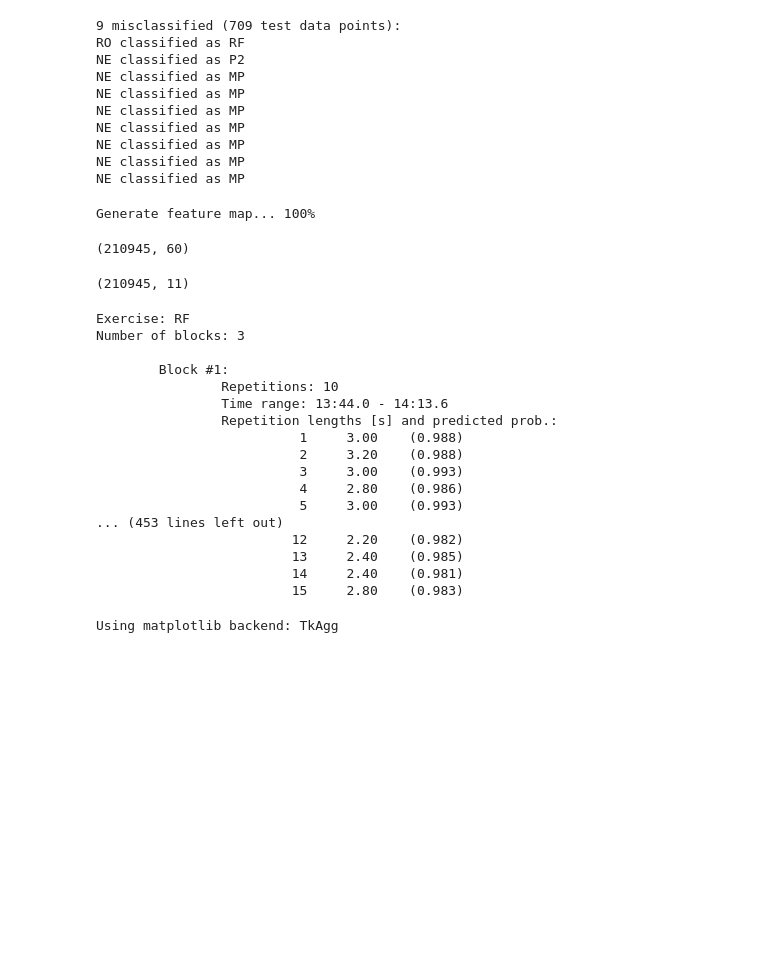
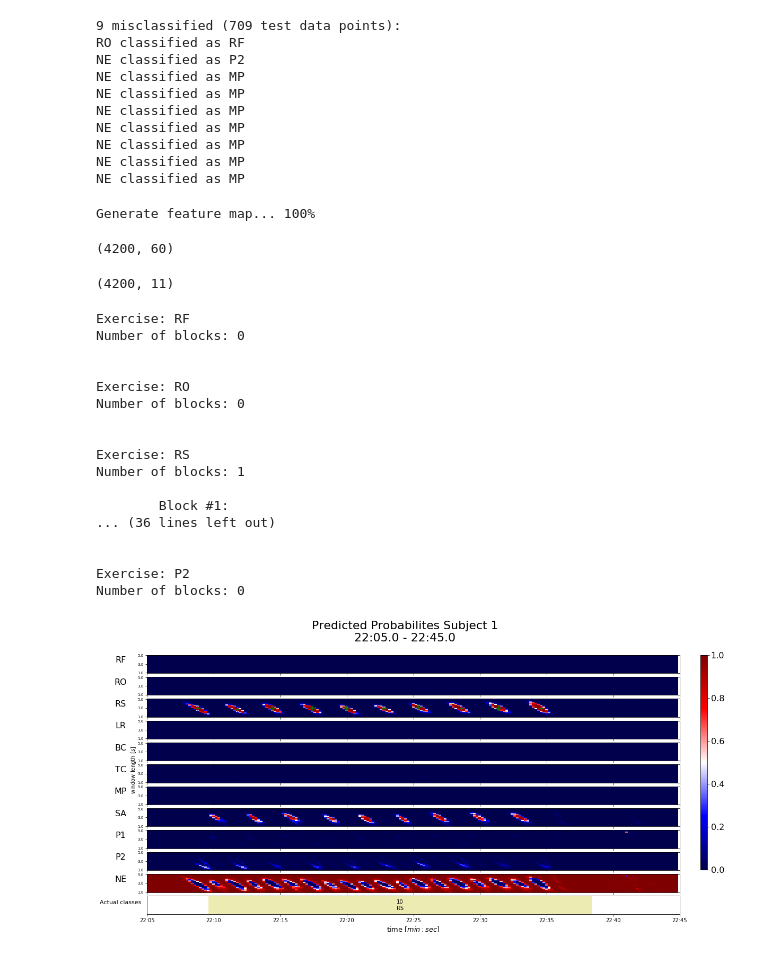
Before and after one commit to FlorianMeinhart/master-project, a Jupyter notebook: Classification_Section_Means/Classification_with_both_Physio_Data_Classes.ipynb, the cells around one changed output. Saved outputs shown, nothing was run; the diff lists cells and outputs as text; code cells hidden in the pictures; blank space fills up the shorter version.

Commit message:
changed plot of data handler

```diff
--- a/Classification_Section_Means/Classification_with_both_Physio_Data_Classes.ipynb
+++ b/Classification_Section_Means/Classification_with_both_Physio_Data_Classes.ipynb
@@ -147,8 +151,8 @@ PD1_wp = PDH.PhysioData_WindowingProcedure(test_subject_dir  = r'E:\Physio_Data\
                                            win_stretch_inc=0.2,
                                            win_min_len=1,
                                            win_max_len=5,
-                                           win_start_min_sec='00:00.0',
-                                           win_last_start_min_sec=None,
+                                           win_start_min_sec='22:05.0',
+                                           win_last_start_min_sec='22:44.8',
                                            print_progress=True,
                                            progress_info='Generate feature map...',
                                            rot_axis=0,
@@ -163,12 +167,12 @@ PD1_wp = PDH.PhysioData_WindowingProcedure(test_subject_dir  = r'E:\Physio_Data\
 np.shape(PD1_wp.get_feature_map())
 # %% [output]
 Generate feature map... 100%
-(210945, 60)
+(4200, 60)
 # %%
 pred_probs = ML_model.predict_proba(PD1_wp.get_feature_map())
 np.shape(pred_probs)
 # %% [output]
-(210945, 11)
+(4200, 11)
 # %%
 PD1_wp.evaluate_probability_matrix(pred_probabilities=pred_probs,
                                    max_time_between_peaks=6,
@@ -178,29 +182,43 @@ PD1_wp.evaluate_probability_matrix(pred_probabilities=pred_probs,
                                    print_rep_len_prob=True)
 # %% [output]
 Exercise: RF
-Number of blocks: 3
+Number of blocks: 0
+
+
+Exercise: RO
+Number of blocks: 0
+
+
+Exercise: RS
+Number of blocks: 1
 
         Block #1:
-                Repetitions: 10
-                Time range: 13:44.0 - 14:13.6
-                Repetition lengths [s] and predicted prob.:
-                          1     3.00    (0.988)
-                          2     3.20    (0.988)
-                          3     3.00    (0.993)
-                          4     2.80    (0.986)
-                          5     3.00    (0.993)
-... (453 lines left out)
-                         12     2.20    (0.982)
-                         13     2.40    (0.985)
-                         14     2.40    (0.981)
-                         15     2.80    (0.983)
+... (36 lines left out)
+
+
+Exercise: P2
+Number of blocks: 0
 # %%
-%matplotlib auto
-PD1_wp.plot_probability_matrices_and_peaks(test_subject_id=1,
+#%matplotlib auto
+PD1_wp.plot_probability_matrices_and_peaks(title_text='Predicted Probabilites Subject 1',
                                            figsize=(18,9),
                                            cross_size=10,
+                                           fontsize_title=22,
+                                           yticks_step_in_s=2,
+                                           fontsize_yticks=7,
+                                           fontsize_ylabels_ex=16,
+                                           labelpad_ex=32,
+                                           fontsize_actual_classes_label=11,
+                                           labelpad_actual_classes=50,
+                                           fontsize_window_length=10,
+                                           xpos_window_length=0.1,
+                                           ypos_window_length=0.6,
+                                           fontsize_time_xlabel=13,
+                                           colorbar_position_x_y_length_heigth=[0.93, 0.255, 0.01, 0.625],
+                                           fontsize_colorbar_ticks=16,
+                                           interactive_plot=False,
                                            plot_actual_classes=True,
                                            timetable_file_dir = r'E:\Physio_Data\Exercise_time_tables',
                                            timetable_file_name = 'Timetable_subject01.txt')
 # %% [output]
-Using matplotlib backend: TkAgg
+[figure, added]
```
Also changed, not shown: parts of 2 cells of this notebook, 1 other file.
